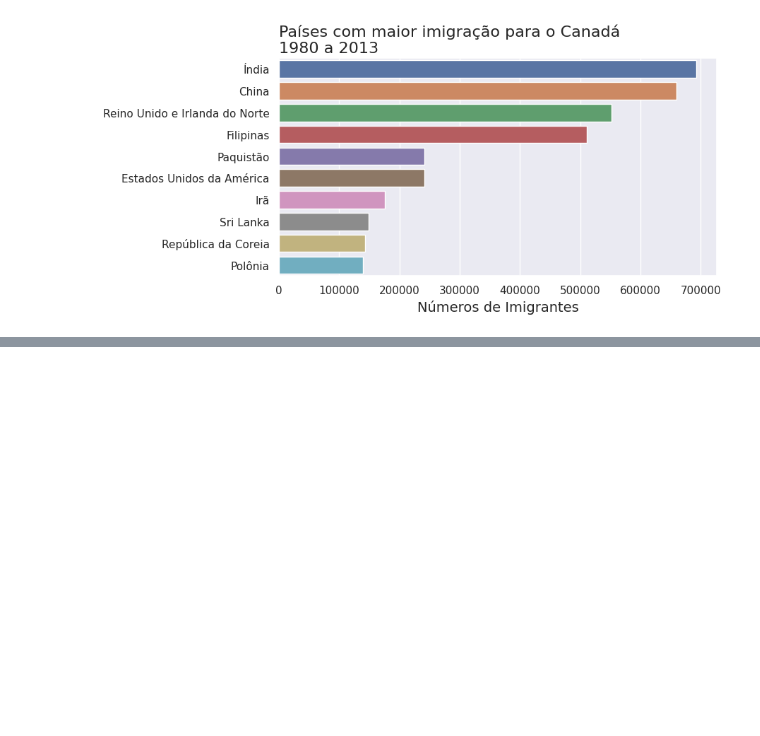
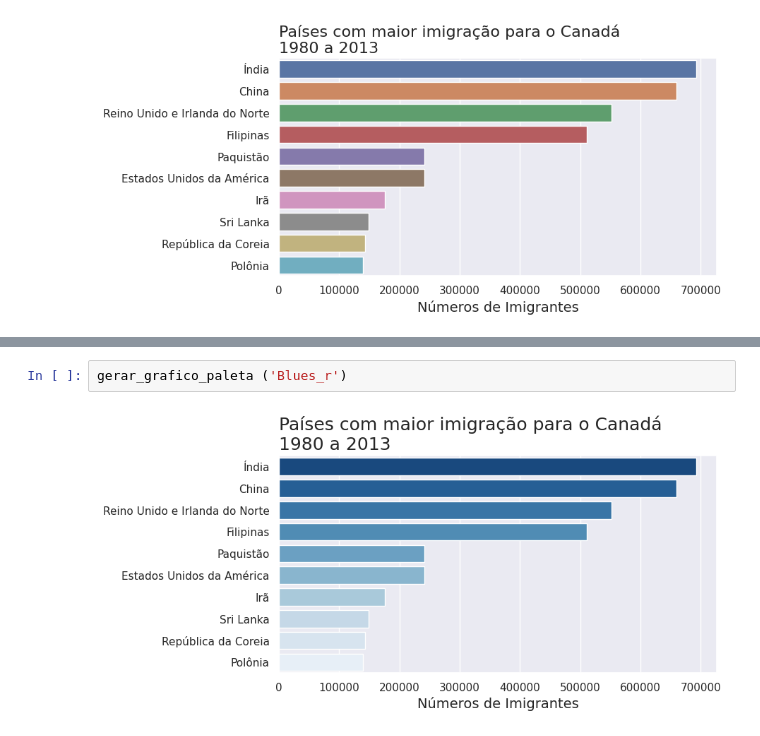
Before and after one commit to alinelima1909/Atividade-notas-dos-alunos_desafio1_python-colab, a Jupyter notebook: Alura_dados_mytplot.ipynb, the cells around one changed output, grey strips where cells are left out. Drawn from its saved outputs; the diff is of its cells as text; blank space fills up the shorter version.

```diff
--- a/Alura_dados_mytplot.ipynb
+++ b/Alura_dados_mytplot.ipynb
@@ -548,0 +560,4 @@ plt.show()
+# %%
+gerar_grafico_paleta ('Blues_r')
+# %% [output]
+[figure, added]
```
Also changed, not shown: parts of 34 cells of this notebook.
